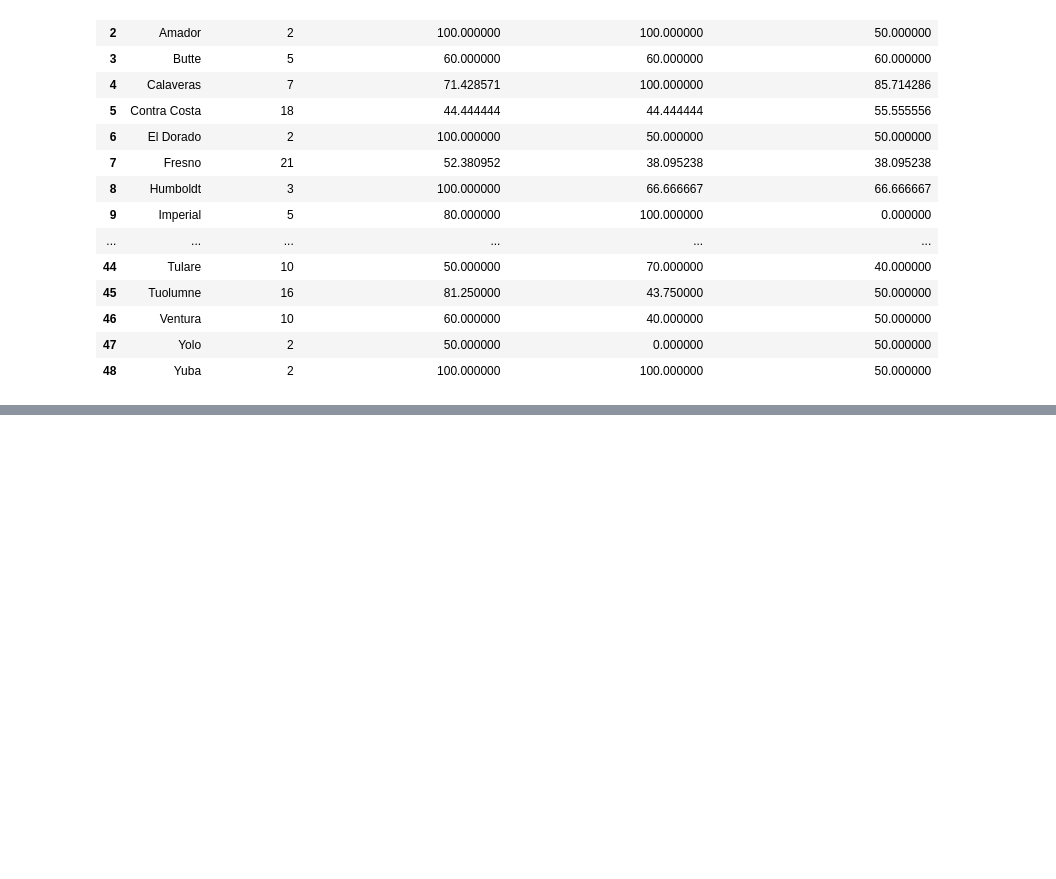
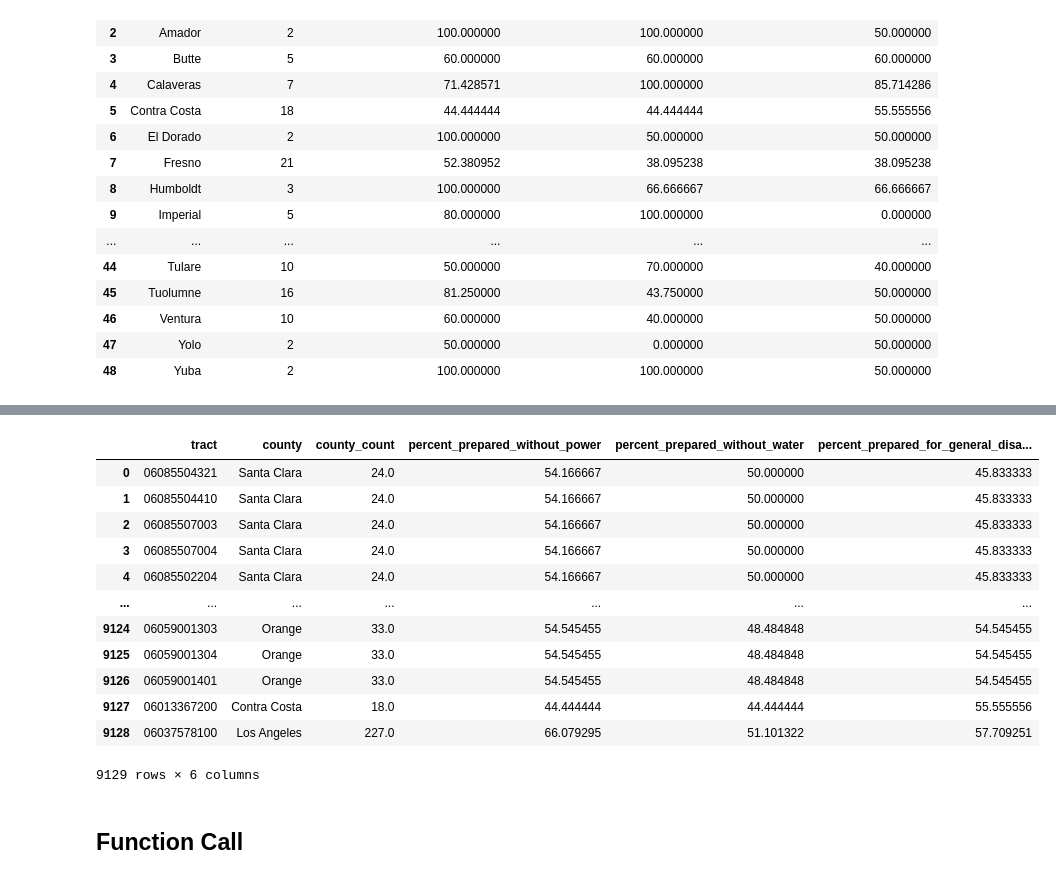
Before and after one commit to Eagle-Rock-Analytics/carb-climate-index, a Jupyter notebook: scripts/data_metric_calc/governance_fema_household_survey.ipynb, the cells around one changed output, grey strips where cells are left out. Cells and saved outputs as stored; diff of their text form; code cells hidden in the pictures; blank space fills up the shorter version.

Commit message:
metadata, function call, notebook header

```diff
--- a/scripts/data_metric_calc/governance_fema_household_survey.ipynb
+++ b/scripts/data_metric_calc/governance_fema_household_survey.ipynb
@@ -233,0 +266,6 @@ fema_household_metric
+# %%
+# read in CA census tiger file
+ca_tract_county = "s3://ca-climate-index/0_map_data/ca_tracts_county.csv"
+ca_tract_county = gpd.read_file(ca_tract_county)
+ca_tract_county = ca_tract_county.drop(columns={'field_1', 'geometry', 'COUNTYFP'})
+ca_tract_county = ca_tract_county.rename(columns={'TRACT':'tract', 'County':'county'})
@@ -233,0 +288,18 @@ fema_household_metric
+# %%
+# merge data with CA tract data so each CA tract has a value from its corresponding county
+fema_household_merge = pd.merge(ca_tract_county, fema_household_metric, on='county', how='left')
+fema_household_merge
+# %% [output]
+|  | tract | county | county_count | percent_prepared_without_power | percent_prepared_without_water | percent_prepared_for_general_disa... |
+| 0 | 06085504321 | Santa Clara | 24.0 | 54.166667 | 50.000000 | 45.833333 |
+| 1 | 06085504410 | Santa Clara | 24.0 | 54.166667 | 50.000000 | 45.833333 |
+| 2 | 06085507003 | Santa Clara | 24.0 | 54.166667 | 50.000000 | 45.833333 |
+| 3 | 06085507004 | Santa Clara | 24.0 | 54.166667 | 50.000000 | 45.833333 |
+| 4 | 06085502204 | Santa Clara | 24.0 | 54.166667 | 50.000000 | 45.833333 |
+| ... | ... | ... | ... | ... | ... | ... |
+| 9124 | 06059001303 | Orange | 33.0 | 54.545455 | 48.484848 | 54.545455 |
+| 9125 | 06059001304 | Orange | 33.0 | 54.545455 | 48.484848 | 54.545455 |
+| 9126 | 06059001401 | Orange | 33.0 | 54.545455 | 48.484848 | 54.545455 |
+| 9127 | 06013367200 | Contra Costa | 18.0 | 44.444444 | 44.444444 | 55.555556 |
+| 9128 | 06037578100 | Los Angeles | 227.0 | 66.079295 | 51.101322 | 57.709251 |
+9129 rows × 6 columns
@@ -233,0 +316,2 @@ fema_household_metric
+# %% [markdown]
+## Function Call
```
Also changed, not shown: parts of 13 cells of this notebook.
